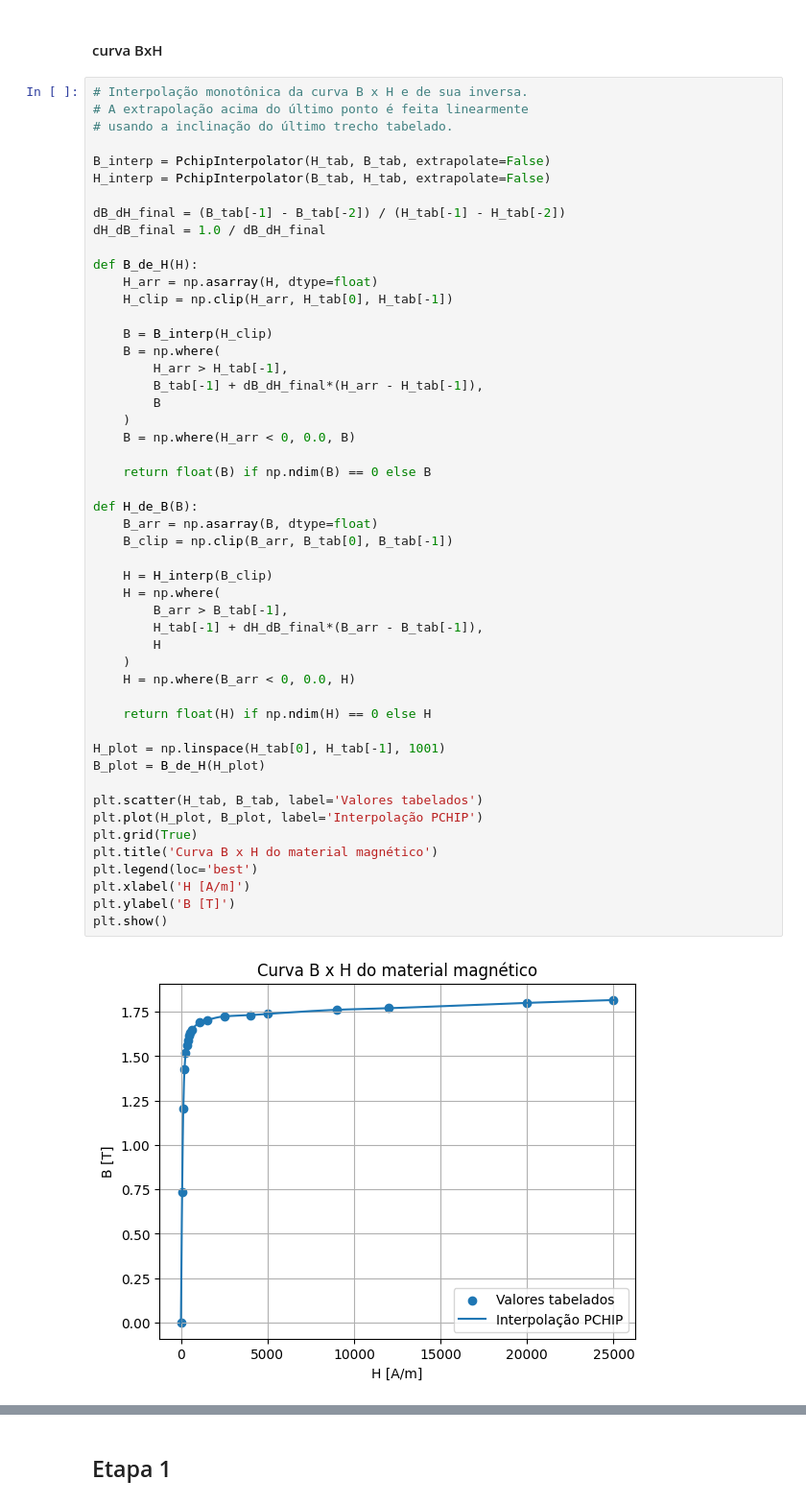
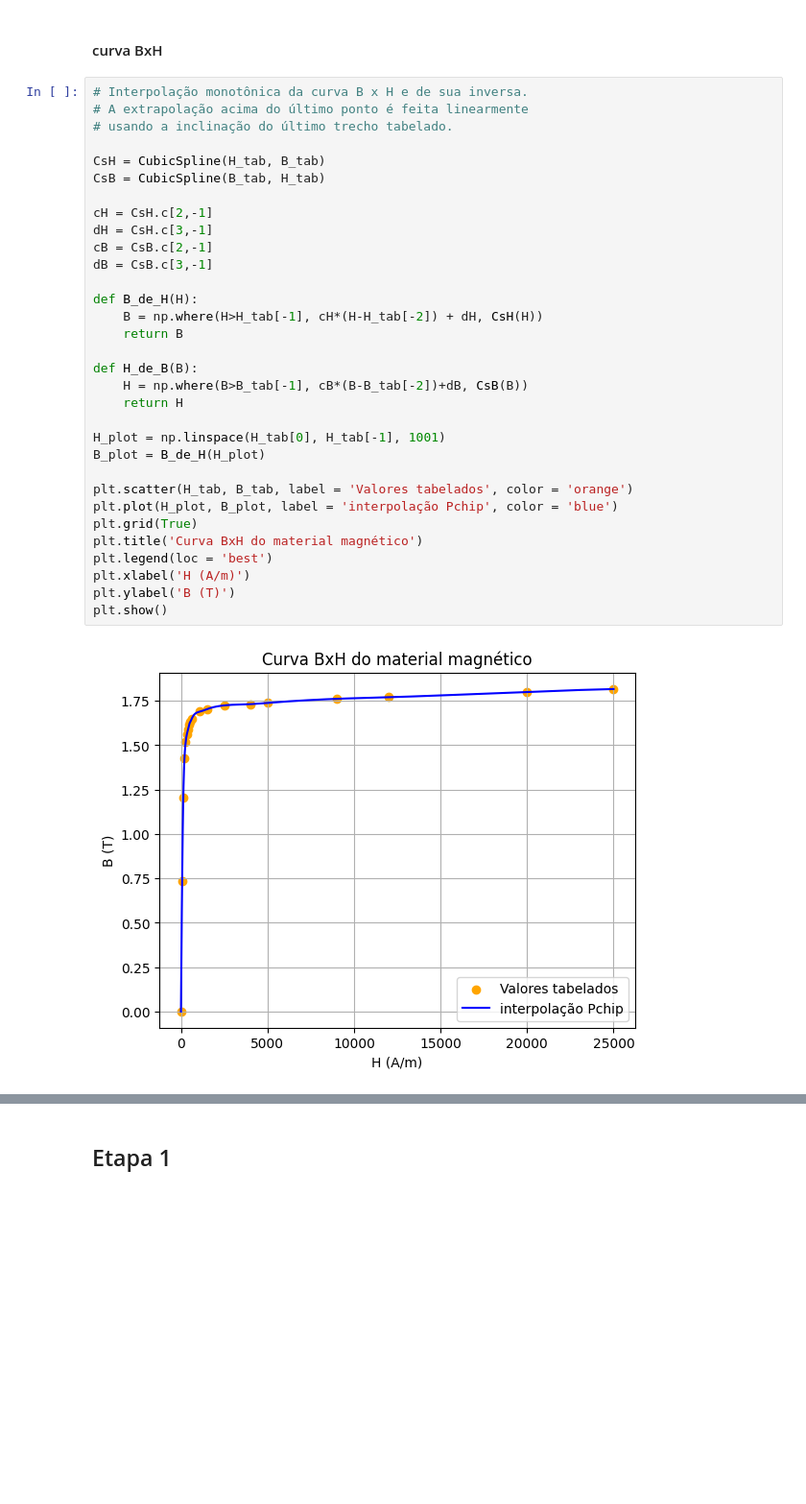
Before and after one commit to Tulio-Tav/Conversao_Eletromecanica, a Jupyter notebook: Projeto_de_conversao.ipynb, the cells around one changed output, grey strips where cells are left out. Shown at 96% size. Drawn from its saved outputs; the diff is of its cells as text; blank space fills up the shorter version.

```diff
--- a/Projeto_de_conversao.ipynb
+++ b/Projeto_de_conversao.ipynb
@@ -30,55 +31,37 @@ u0 = 4*np.pi * 1e-7         # H/m
 # %%
 # Interpolação monotônica da curva B x H e de sua inversa.
 # A extrapolação acima do último ponto é feita linearmente
 # usando a inclinação do último trecho tabelado.
 
-B_interp = PchipInterpolator(H_tab, B_tab, extrapolate=False)
-H_interp = PchipInterpolator(B_tab, H_tab, extrapolate=False)
+CsH = CubicSpline(H_tab, B_tab)
+CsB = CubicSpline(B_tab, H_tab)
 
-dB_dH_final = (B_tab[-1] - B_tab[-2]) / (H_tab[-1] - H_tab[-2])
-dH_dB_final = 1.0 / dB_dH_final
+cH = CsH.c[2,-1]
+dH = CsH.c[3,-1]
+cB = CsB.c[2,-1]
+dB = CsB.c[3,-1]
 
 def B_de_H(H):
-    H_arr = np.asarray(H, dtype=float)
-    H_clip = np.clip(H_arr, H_tab[0], H_tab[-1])
-
-    B = B_interp(H_clip)
-    B = np.where(
-        H_arr > H_tab[-1],
-        B_tab[-1] + dB_dH_final*(H_arr - H_tab[-1]),
-        B
-    )
-    B = np.where(H_arr < 0, 0.0, B)
-
-    return float(B) if np.ndim(B) == 0 else B
+    B = np.where(H>H_tab[-1], cH*(H-H_tab[-2]) + dH, CsH(H))
+    return B
 
 def H_de_B(B):
-    B_arr = np.asarray(B, dtype=float)
-    B_clip = np.clip(B_arr, B_tab[0], B_tab[-1])
-
-    H = H_interp(B_clip)
-    H = np.where(
-        B_arr > B_tab[-1],
-        H_tab[-1] + dH_dB_final*(B_arr - B_tab[-1]),
-        H
-    )
-    H = np.where(B_arr < 0, 0.0, H)
-
-    return float(H) if np.ndim(H) == 0 else H
+    H = np.where(B>B_tab[-1], cB*(B-B_tab[-2])+dB, CsB(B))
+    return H
 
 H_plot = np.linspace(H_tab[0], H_tab[-1], 1001)
 B_plot = B_de_H(H_plot)
 
-plt.scatter(H_tab, B_tab, label='Valores tabelados')
-plt.plot(H_plot, B_plot, label='Interpolação PCHIP')
+plt.scatter(H_tab, B_tab, label = 'Valores tabelados', color = 'orange')
+plt.plot(H_plot, B_plot, label = 'interpolação Pchip', color = 'blue')
 plt.grid(True)
-plt.title('Curva B x H do material magnético')
-plt.legend(loc='best')
-plt.xlabel('H [A/m]')
-plt.ylabel('B [T]')
+plt.title('Curva BxH do material magnético')
+plt.legend(loc = 'best')
+plt.xlabel('H (A/m)')
+plt.ylabel('B (T)')
 plt.show()
 # %% [output]
-[figure, old version]
+[figure, new version]
 # %%
 H_teste = np.linspace(0, 3*H_tab[-1], 1001)
 B_teste = B_de_H(H_teste)
```
Also changed, not shown: parts of 12 cells of this notebook.
